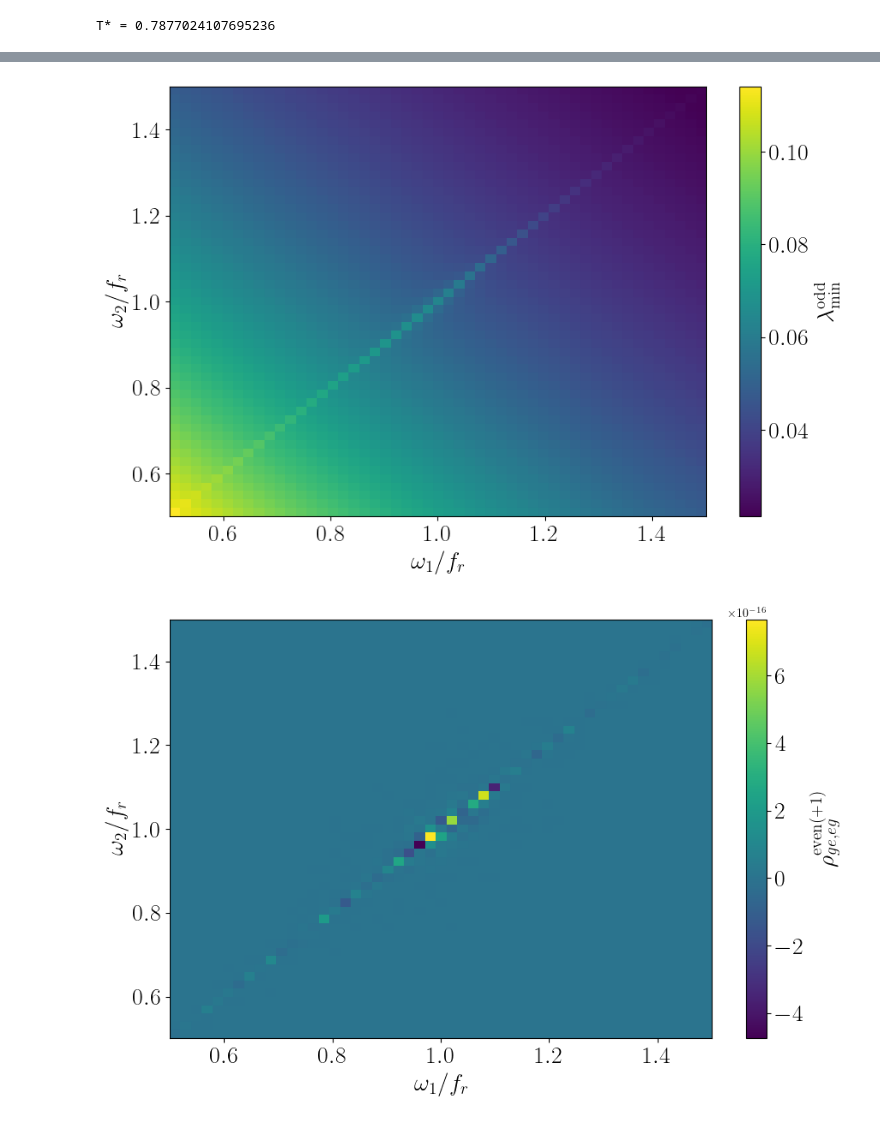
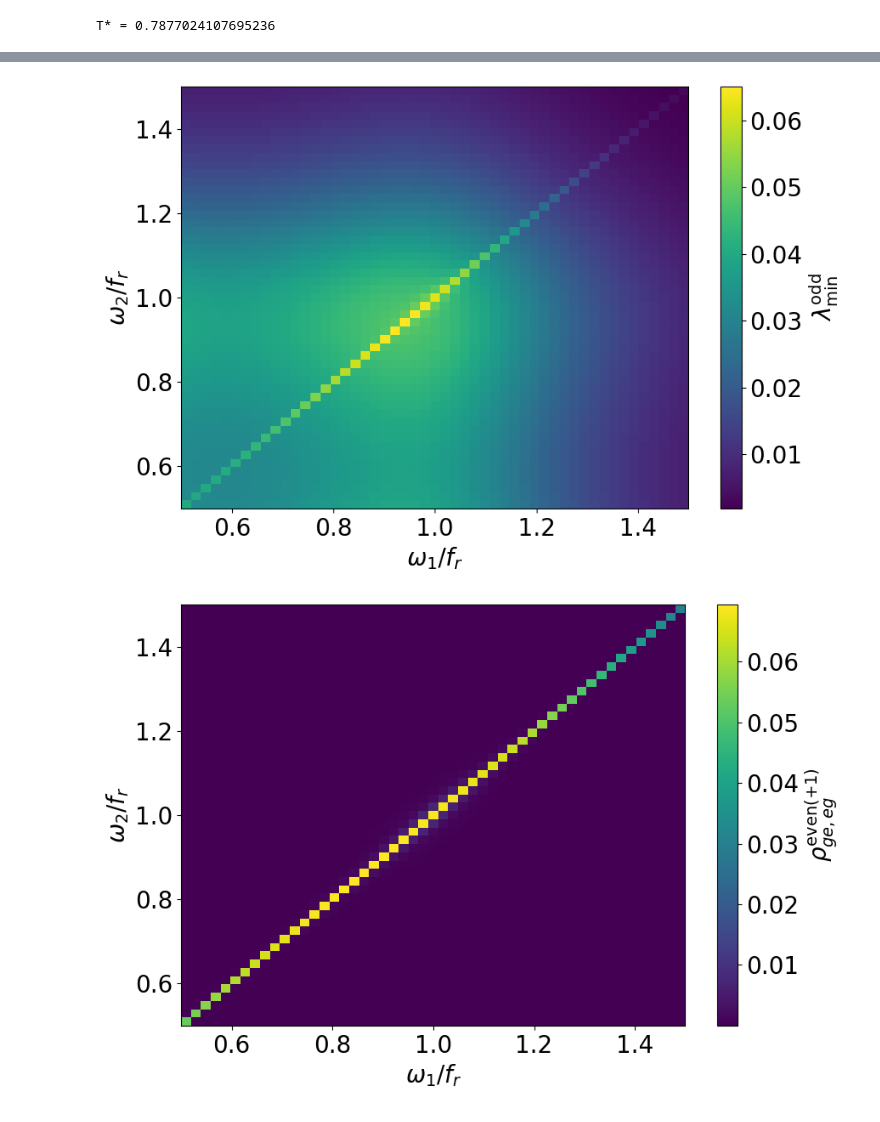
Before and after one commit to foysalx/TwoQubitHeatValve, a Jupyter notebook: Results_Even_Odd_Parity_Formulation (1).ipynb, the cells around one changed output, grey strips where cells are left out. Drawn from its saved outputs; the diff is of its cells as text; code cells hidden in the pictures.

```diff
--- a/Results_Even_Odd_Parity_Formulation (1).ipynb
+++ b/Results_Even_Odd_Parity_Formulation (1).ipynb
@@ -1,4 +1,4 @@
 # %%
-!pip install import-ipynb
-import import_ipynb
 import HeatCurrentFunctions as QH
+import matplotlib
+matplotlib.rcParams['text.usetex'] = False
@@ -39,14 +21,15 @@ Qf = 7.1798      # Resonator quality factor
 # Bath coupling strengths
 gamma_h   = 0.0075   # Hot bath
 gamma_c   = 0.0075   # Cold bath
-gamma_local = 0 #0.001   # Parasitic relaxation
-gamma_deph  = 0.001 # Pure dephasing (σ_z)
+gamma_local = 0.001 #0.001   # Parasitic relaxation
+gamma_deph  = 0 # Pure dephasing (σ_z)
 
 # Temperatures  (ℏ = k_B = 1)
 T_local = 0.186    # Parasitic bath, 50 mK
 T_h     = 1.2087    # Hot bath, 350 mK
 T_c     = 0.186   # Cold bath, 50 mK
 N= 51
+#R = 10
 
 # Diagnostic: effective temperature of the composite resonator bath
 Ts = QH.T_star(T_c, gamma_c, T_h, gamma_h, w0)
@@ -293,7 +282,7 @@ plt.tight_layout()
 # %%
 # Plotting the collective even case (-1) enhancement
 plt.figure(figsize=(9, 6))
-rc('text',usetex=True)
+matplotlib.rcParams['text.usetex'] = False
 
 cp = plt.imshow(
     Ratio_sup_even,
@@ -421,7 +410,7 @@ plt.tight_layout()
 # %%
 # Minimum eigenvalue check for collective odd case
 plt.figure(figsize=(9, 6))
-rc('text',usetex=True)
+matplotlib.rcParams['text.usetex'] = False
 
 cp = plt.imshow(
     Lambda_sub,  # negative heat current for display
@@ -449,34 +438,34 @@ cbar.ax.tick_params(labelsize=20)
 
 plt.tight_layout()
 # %% [output]
-[figure, old version]
+[figure, new version]
 # %%
 # Plotting one of the coherence terms in the density matrix
 
 plt.figure(figsize=(9, 6))
-rc('text',usetex=True)
+#rc('text',usetex=True)
 
 cp = plt.imshow(
     Rho_coll_sup,
     extent=(w_vals.min(), w_vals.max(), w_vals.min(), w_vals.max()),
     aspect='auto',
     origin='lower',
 )
 
 plt.xticks(fontsize=20)
 plt.yticks(fontsize=20)
 
 plt.xlabel(r'$\omega_1/f_r$', fontsize=20)
 plt.ylabel(r'$\omega_2/f_r$', fontsize=20)
 
 cbar = plt.colorbar(cp)
 # Imposto la label con fontsize
 cbar.set_label(r'$\rho_{ge, eg}^{\rm even (+1)}$', fontsize=20)
 # Regolo la dimensione dei tick
 cbar.ax.tick_params(labelsize=20)
 plt.tight_layout()
 # %% [output]
-[figure, old version]
+[figure, new version]
 # %%
 # Plotting one of the coherence terms in the density matrix
 
```
Also changed, not shown: parts of 44 cells of this notebook, 1 other file.
